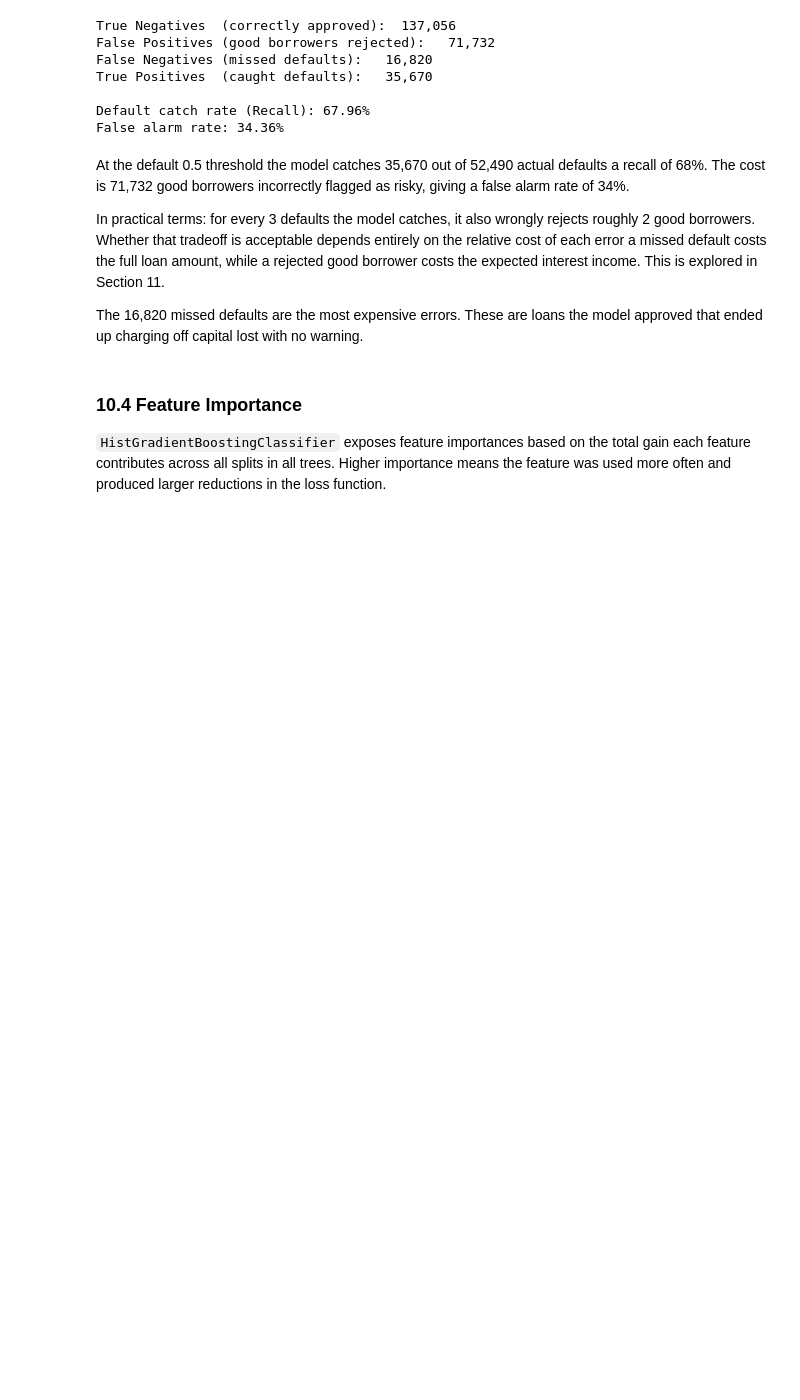
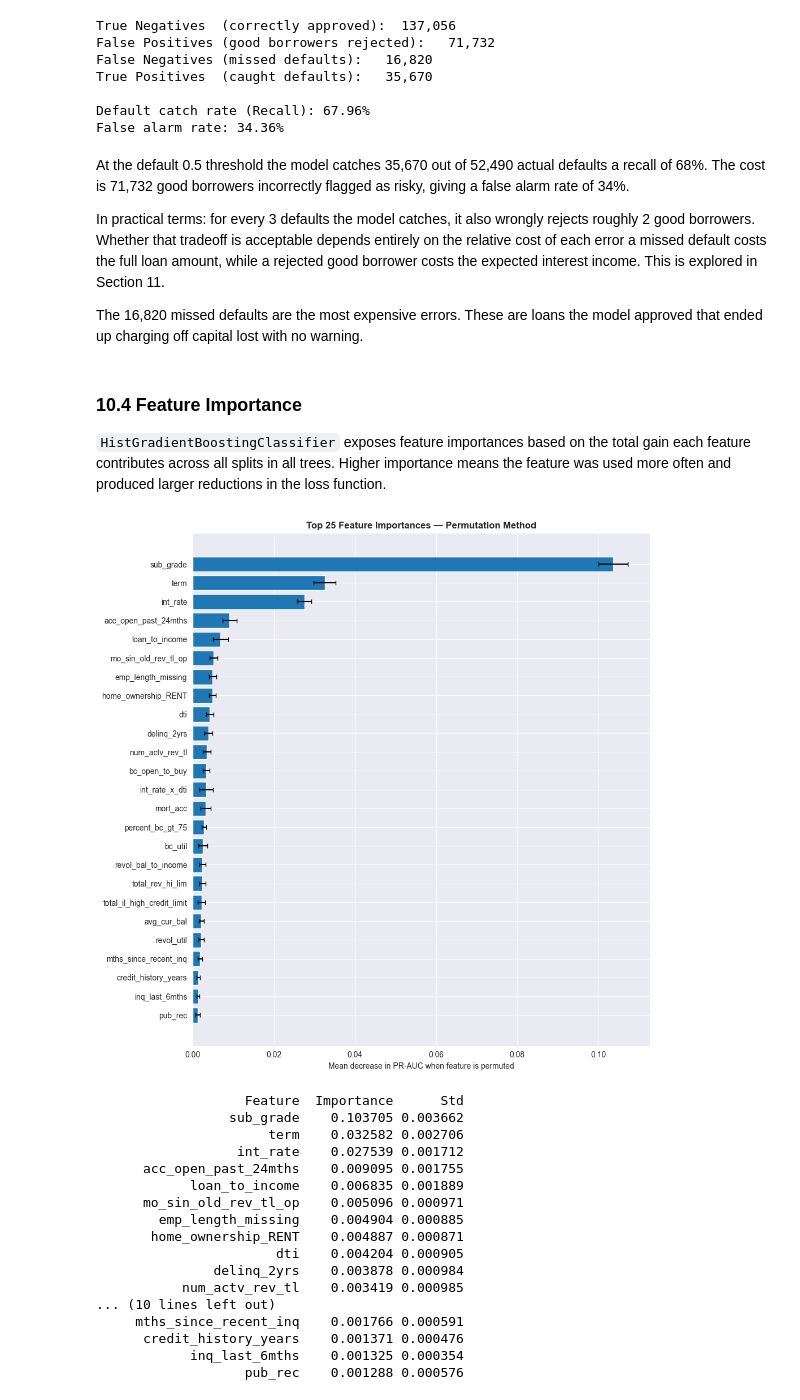
Before and after one commit to AhmedInv40/Predicting-Loan-Default, a Jupyter notebook: PredictingLoanDefault.ipynb, the cells around one changed output. Drawn from its saved outputs; the diff is of its cells as text; code cells hidden in the pictures; blank space fills up the shorter version.

Commit message:
Feature importance and BIA
making business impact analysis

```diff
--- a/PredictingLoanDefault.ipynb
+++ b/PredictingLoanDefault.ipynb
@@ -1705,3 +1705,71 @@ The 16,820 missed defaults are the most expensive errors. These are loans the mo
 ### 10.4 Feature Importance
 
 `HistGradientBoostingClassifier` exposes feature importances based on the total gain each feature contributes across all splits in all trees. Higher importance means the feature was used more often and produced larger reductions in the loss function.
+# %%
+# 10.4  Feature Importance — Permutation Importance
+from sklearn.inspection import permutation_importance
+
+# Reconstruct feature names after ColumnTransformer
+ohe_feature_names = (preprocessor
+                     .named_transformers_['cat']
+                     .named_steps['onehot']
+                     .get_feature_names_out(rare_group_cols)
+                     .tolist())
+
+feature_names = numeric_cols_pipe + ordinal_cols + ohe_feature_names
+
+# Permutation importance on a 20K sample of the test set full test set is slow
+sample_idx = np.random.RandomState(SEED).choice(len(X_test_processed), size=20000, replace=False)
+
+result = permutation_importance(
+    hgb_tuned,
+    X_test_processed[sample_idx],
+    y_test.iloc[sample_idx],
+    n_repeats  = 10,           # shuffle each feature 10 times, take the mean
+    scoring    = 'average_precision',
+    n_jobs     = -1,
+    random_state = SEED
+)
+
+importance_df = (pd.DataFrame({
+                    'Feature'    : feature_names,
+                    'Importance' : result.importances_mean,
+                    'Std'        : result.importances_std
+                })
+                .sort_values('Importance', ascending=False)
+                .head(25)
+                .reset_index(drop=True))
+
+# Plot top 25
+fig, ax = plt.subplots(figsize=(10, 10))
+ax.barh(importance_df['Feature'][::-1],
+        importance_df['Importance'][::-1],
+        xerr=importance_df['Std'][::-1],
+        capsize=3)
+
+ax.set_xlabel('Mean decrease in PR-AUC when feature is permuted')
+ax.set_title('Top 25 Feature Importances — Permutation Method',
+             fontsize=12, fontweight='bold')
+plt.tight_layout()
+plt.show()
+
+print(importance_df.to_string(index=False))
+# %% [output]
+[figure, added]
+                   Feature  Importance      Std
+                 sub_grade    0.103705 0.003662
+                      term    0.032582 0.002706
+                  int_rate    0.027539 0.001712
+      acc_open_past_24mths    0.009095 0.001755
+            loan_to_income    0.006835 0.001889
+      mo_sin_old_rev_tl_op    0.005096 0.000971
+        emp_length_missing    0.004904 0.000885
+       home_ownership_RENT    0.004887 0.000871
+                       dti    0.004204 0.000905
+               delinq_2yrs    0.003878 0.000984
+           num_actv_rev_tl    0.003419 0.000985
+... (10 lines left out)
+     mths_since_recent_inq    0.001766 0.000591
+      credit_history_years    0.001371 0.000476
+            inq_last_6mths    0.001325 0.000354
+                   pub_rec    0.001288 0.000576
```
Also changed, not shown: parts of 4 cells of this notebook.
